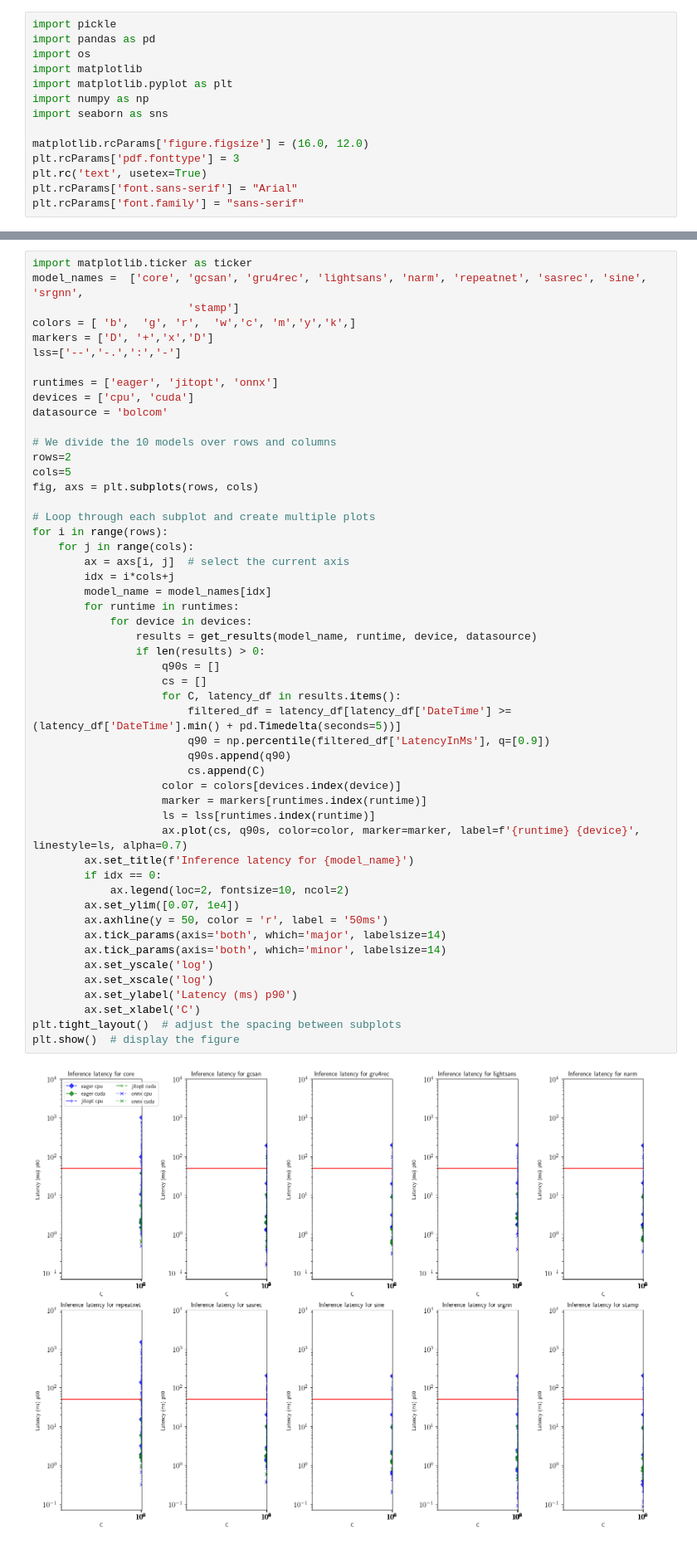
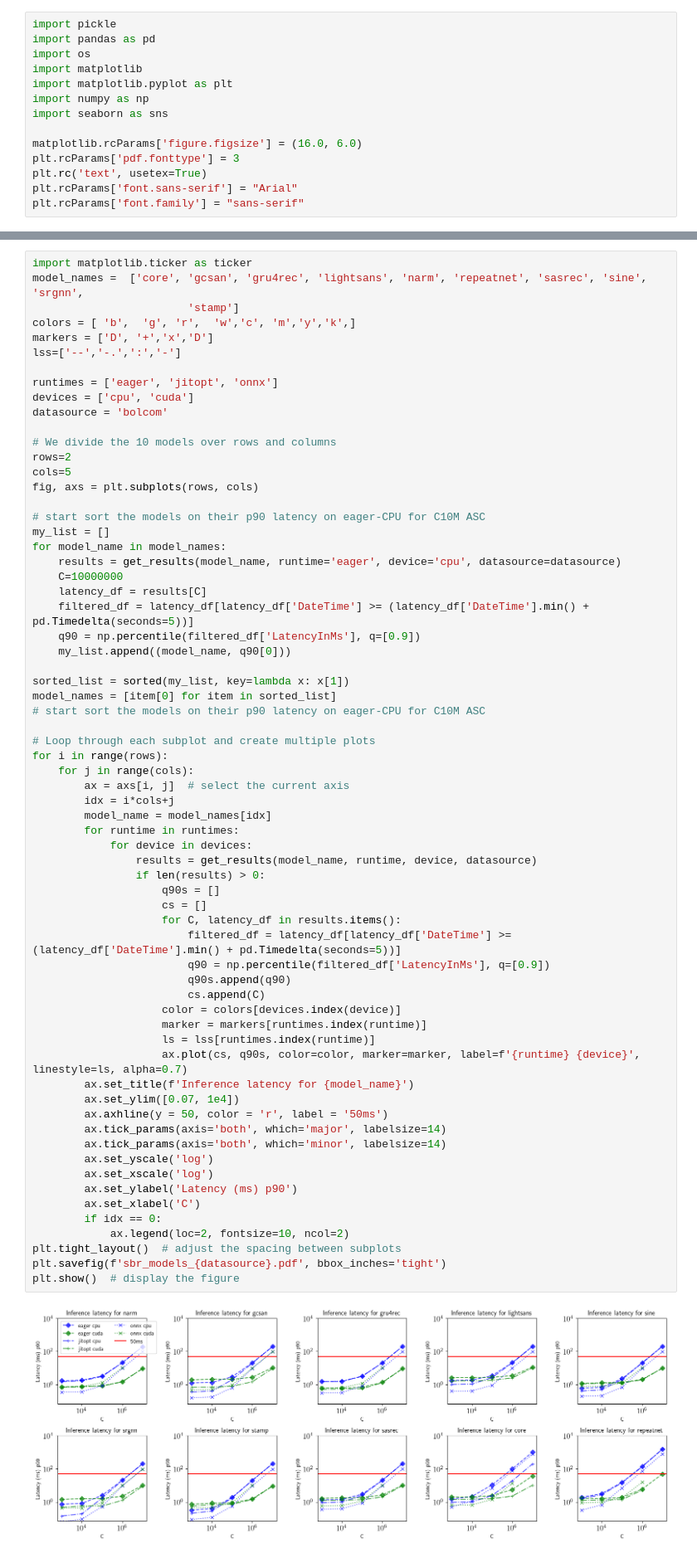
Before and after one commit to bkersbergen/etudelib, a Jupyter notebook: notebooks/300_benchmarking/Microbenchmark results.ipynb, the cells around one changed output, grey strips where cells are left out. Shown: that part at 83% size. Drawn from its saved outputs; the diff is of its cells as text.

```diff
--- a/notebooks/300_benchmarking/Microbenchmark results.ipynb
+++ b/notebooks/300_benchmarking/Microbenchmark results.ipynb
@@ -7,7 +7,7 @@ import matplotlib.pyplot as plt
 import numpy as np
 import seaborn as sns
 
-matplotlib.rcParams['figure.figsize'] = (16.0, 12.0)
+matplotlib.rcParams['figure.figsize'] = (16.0, 6.0)
 plt.rcParams['pdf.fonttype'] = 3
 plt.rc('text', usetex=True)
 plt.rcParams['font.sans-serif'] = "Arial"
@@ -129,6 +118,20 @@ datasource = 'bolcom'
 rows=2
 cols=5
 fig, axs = plt.subplots(rows, cols)
+
+# start sort the models on their p90 latency on eager-CPU for C10M ASC
+my_list = []
+for model_name in model_names:
+    results = get_results(model_name, runtime='eager', device='cpu', datasource=datasource)
+    C=10000000
+    latency_df = results[C]
+    filtered_df = latency_df[latency_df['DateTime'] >= (latency_df['DateTime'].min() + pd.Timedelta(seconds=5))]
+    q90 = np.percentile(filtered_df['LatencyInMs'], q=[0.9])
+    my_list.append((model_name, q90[0]))
+
+sorted_list = sorted(my_list, key=lambda x: x[1])
+model_names = [item[0] for item in sorted_list]
+# start sort the models on their p90 latency on eager-CPU for C10M ASC
 
 # Loop through each subplot and create multiple plots
 for i in range(rows):
@@ -136,33 +139,34 @@ for i in range(rows):
         ax = axs[i, j]  # select the current axis
         idx = i*cols+j
         model_name = model_names[idx]
         for runtime in runtimes:
             for device in devices:
                 results = get_results(model_name, runtime, device, datasource)
                 if len(results) > 0:
                     q90s = []
                     cs = []
                     for C, latency_df in results.items():
                         filtered_df = latency_df[latency_df['DateTime'] >= (latency_df['DateTime'].min() + pd.Timedelta(seconds=5))]
                         q90 = np.percentile(filtered_df['LatencyInMs'], q=[0.9])
                         q90s.append(q90)
                         cs.append(C)
                     color = colors[devices.index(device)]
                     marker = markers[runtimes.index(runtime)]
                     ls = lss[runtimes.index(runtime)]
                     ax.plot(cs, q90s, color=color, marker=marker, label=f'{runtime} {device}', linestyle=ls, alpha=0.7)
         ax.set_title(f'Inference latency for {model_name}')
-        if idx == 0:
-            ax.legend(loc=2, fontsize=10, ncol=2)
         ax.set_ylim([0.07, 1e4])
         ax.axhline(y = 50, color = 'r', label = '50ms')
         ax.tick_params(axis='both', which='major', labelsize=14)
         ax.tick_params(axis='both', which='minor', labelsize=14)
         ax.set_yscale('log')
         ax.set_xscale('log')
         ax.set_ylabel('Latency (ms) p90')
         ax.set_xlabel('C')
+        if idx == 0:
+            ax.legend(loc=2, fontsize=10, ncol=2)
 plt.tight_layout()  # adjust the spacing between subplots
+plt.savefig(f'sbr_models_{datasource}.pdf', bbox_inches='tight')
 plt.show()  # display the figure
 # %% [output]
-[figure, old version]
+[figure, new version]
```
Also changed, not shown: parts of 1 cell of this notebook, 2 other files.
